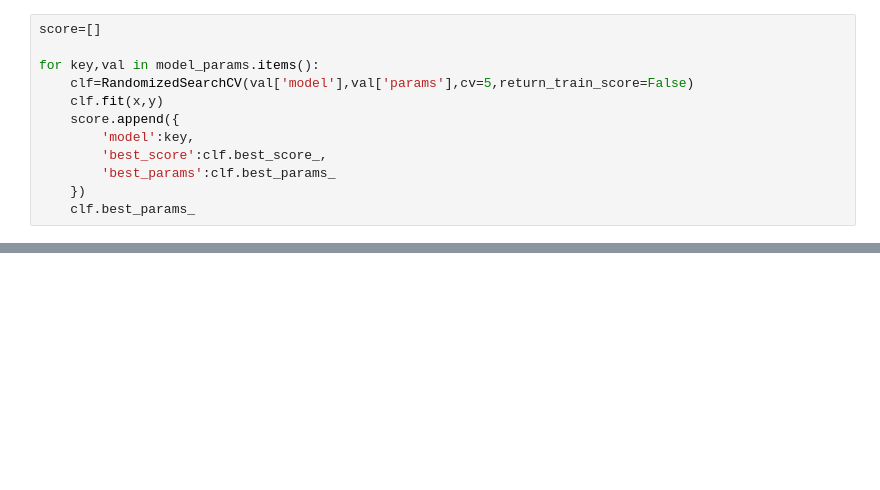
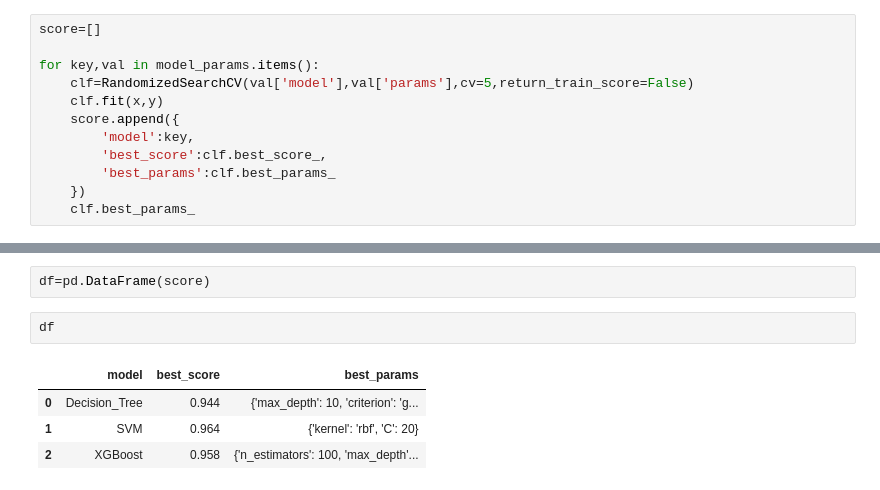
Before and after one commit to rupeshkumarp/ML, a Jupyter notebook: model evaluation/hyperparameter_tuning.ipynb, the cells around one changed output, grey strips where cells are left out. Cells and saved outputs as stored; diff of their text form; blank space fills up the shorter version.

```diff
--- a/model evaluation/hyperparameter_tuning.ipynb
+++ b/model evaluation/hyperparameter_tuning.ipynb
@@ -211,0 +224,9 @@ for key,val in model_params.items():
+# %%
+df=pd.DataFrame(score)
+# %%
+df
+# %% [output]
+|  | model | best_score | best_params |
+| 0 | Decision_Tree | 0.944 | {'max_depth': 10, 'criterion': 'g... |
+| 1 | SVM | 0.964 | {'kernel': 'rbf', 'C': 20} |
+| 2 | XGBoost | 0.958 | {'n_estimators': 100, 'max_depth'... |
```
Also changed, not shown: parts of 1 cell of this notebook.
